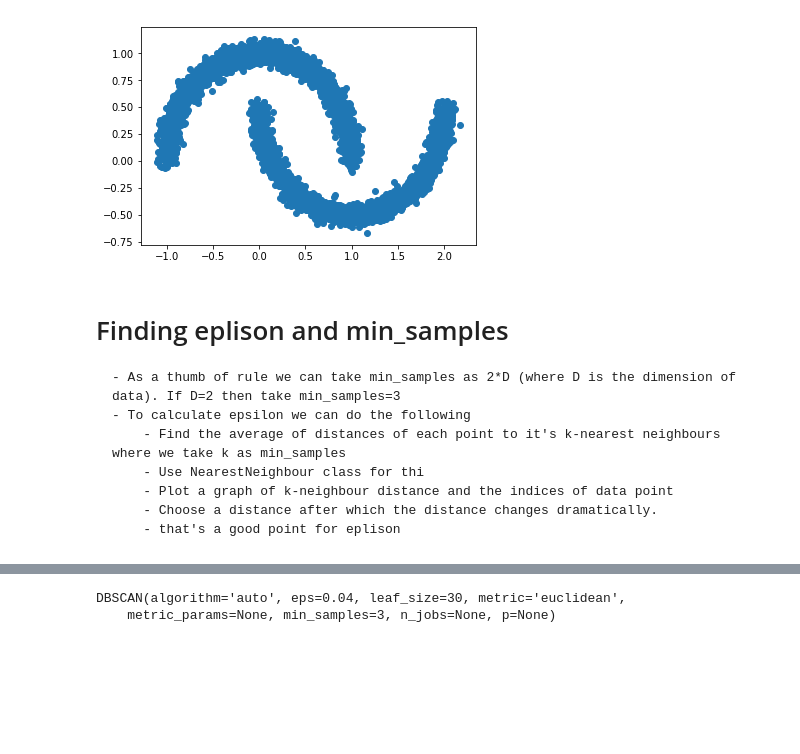
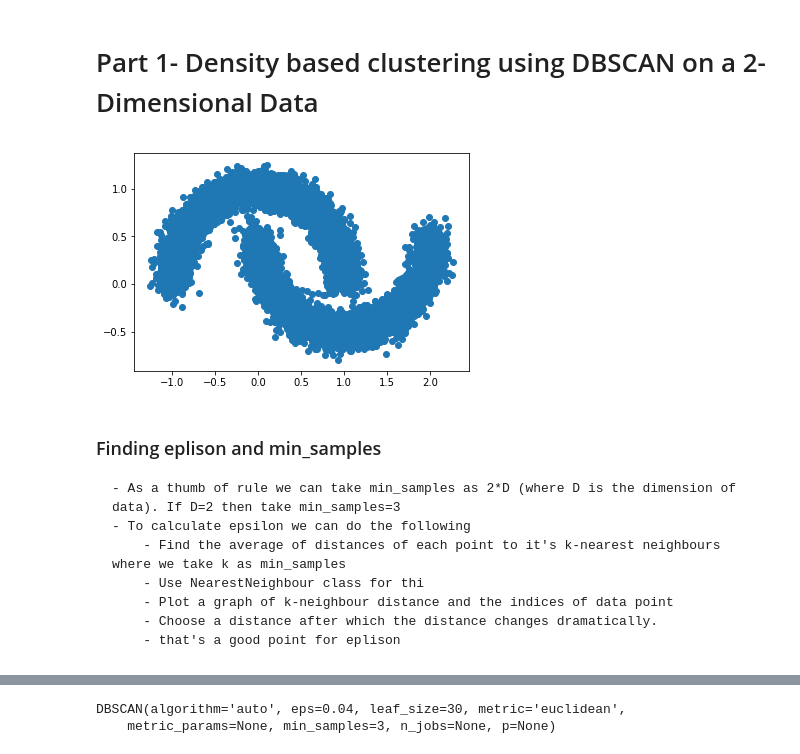
Before and after one commit to rsjain1978/unsupervised-learning-clustering, a Jupyter notebook: DBSCAN Density based clustering.ipynb, the cells around one changed output, grey strips where cells are left out. Saved outputs shown, nothing was run; the diff lists cells and outputs as text; code cells hidden in the pictures; blank space fills up the shorter version.

```diff
--- a/DBSCAN Density based clustering.ipynb
+++ b/DBSCAN Density based clustering.ipynb
@@ -1,17 +1,20 @@
+# %% [markdown]
+# Part 1- Density based clustering using DBSCAN on a 2-Dimensional Data
 # %%
 from sklearn.datasets import make_moons
 import matplotlib.pyplot as plt
 %matplotlib inline
+import pandas as pd
 
-data = make_moons(n_samples=5000, noise=0.05)
+data = make_moons(n_samples=10000, noise=0.09)
 data = data[0]
 
 plt.scatter(data[0:,0:1], data[0:,1:2])
 plt.show()
 # %% [output]
-[figure, old version]
+[figure, new version]
 # %% [markdown]
-# Finding eplison and min_samples
+### Finding eplison and min_samples
 
     - As a thumb of rule we can take min_samples as 2*D (where D is the dimension of data). If D=2 then take min_samples=3
     - To calculate epsilon we can do the following
```
Also changed, not shown: parts of 8 cells of this notebook.
